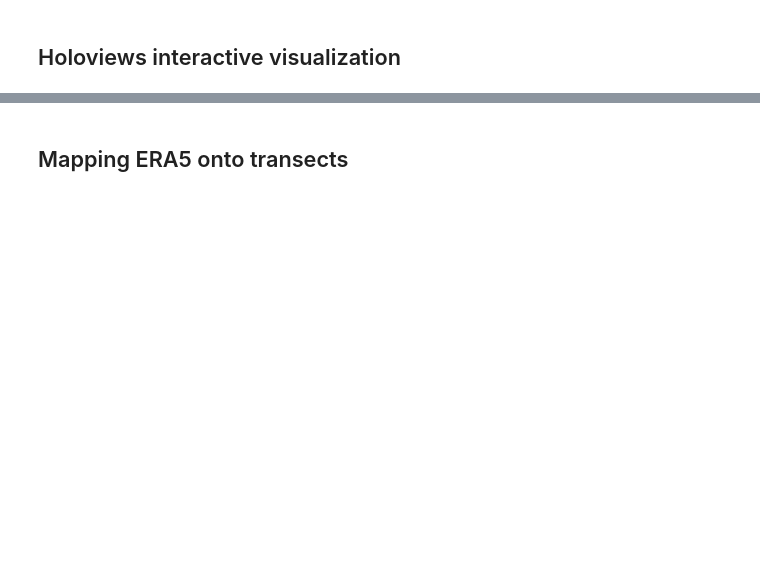
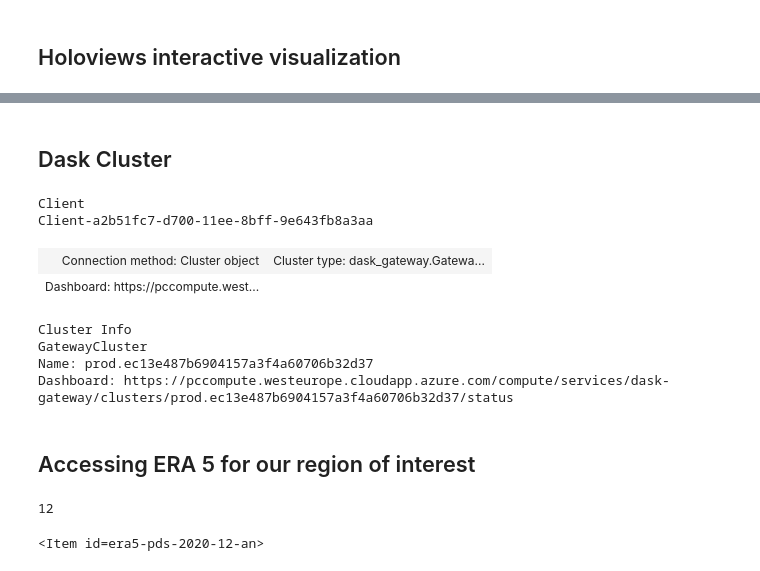
Before and after one commit to FlorisCalkoen/planetary-computer-tutorial, a Jupyter notebook: tutorial.ipynb, the cells around one changed output, grey strips where cells are left out. Saved outputs shown, nothing was run; the diff lists cells and outputs as text; code cells hidden in the pictures; blank space fills up the shorter version.

```diff
--- a/tutorial.ipynb
+++ b/tutorial.ipynb
@@ -155,4 +209,40 @@ transects_plot
+# %% [markdown]
+## Dask Cluster
+# %%
+import dask_gateway
+
+cluster = dask_gateway.GatewayCluster()
+client = cluster.get_client()
+cluster.adapt(minimum=2, maximum=50)
+client
+# %% [output]
+Client
+Client-a2b51fc7-d700-11ee-8bff-9e643fb8a3aa
+| Connection method: Cluster object | Cluster type: dask_gateway.Gatewa... |
+| Dashboard: https://pccompute.west... |  |
+Cluster Info
+GatewayCluster
+Name: prod.ec13e487b6904157a3f4a60706b32d37
+Dashboard: https://pccompute.westeurope.cloudapp.azure.com/compute/services/dask-gateway/clusters/prod.ec13e487b6904157a3f4a60706b32d37/status
 # %% [markdown]
-## Mapping ERA5 onto transects
+## Accessing ERA 5 for our region of interest
 # %%
-transects
+import pystac_client
+
+catalog = pystac_client.Client.open(
+    "https://planetarycomputer.microsoft.com/api/stac/v1/"
+)
+
+time_range = "2020-01-01/2023-12-31"
+bbox = [m.west, m.south, m.east, m.north]
+
+search = catalog.search(collections=["era5-pds"], bbox=bbox, datetime=time_range, query={"era5:kind": {"eq": "an"}})
+items = search.get_all_items()
+len(items)
+# %% [output]
+12
+# %%
+item = items[0]
+item
+# %% [output]
+<Item id=era5-pds-2020-12-an>
```
Also changed, not shown: parts of 21 cells of this notebook.
